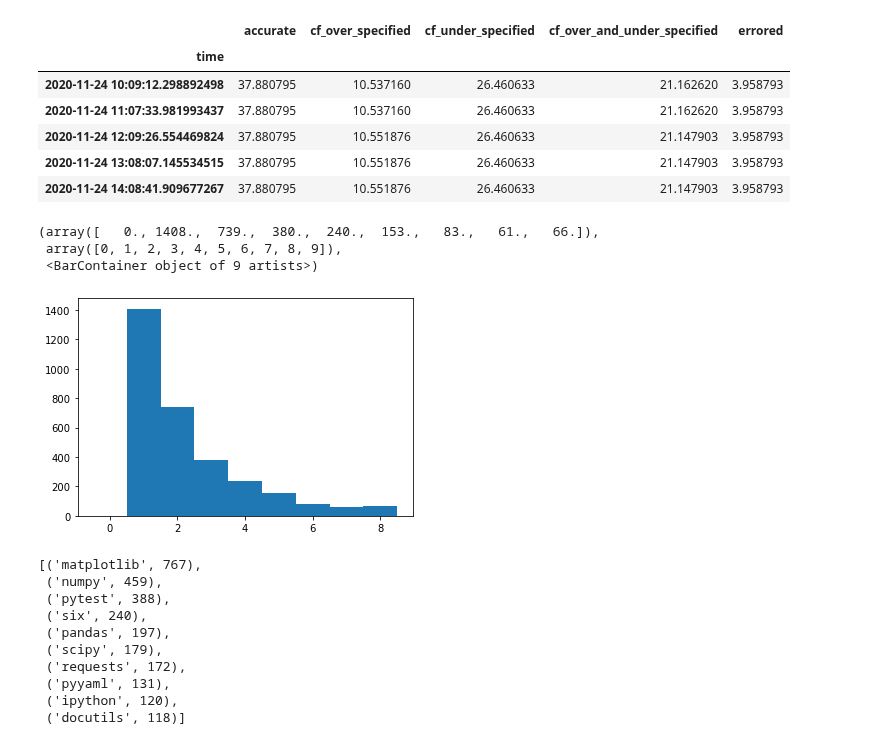
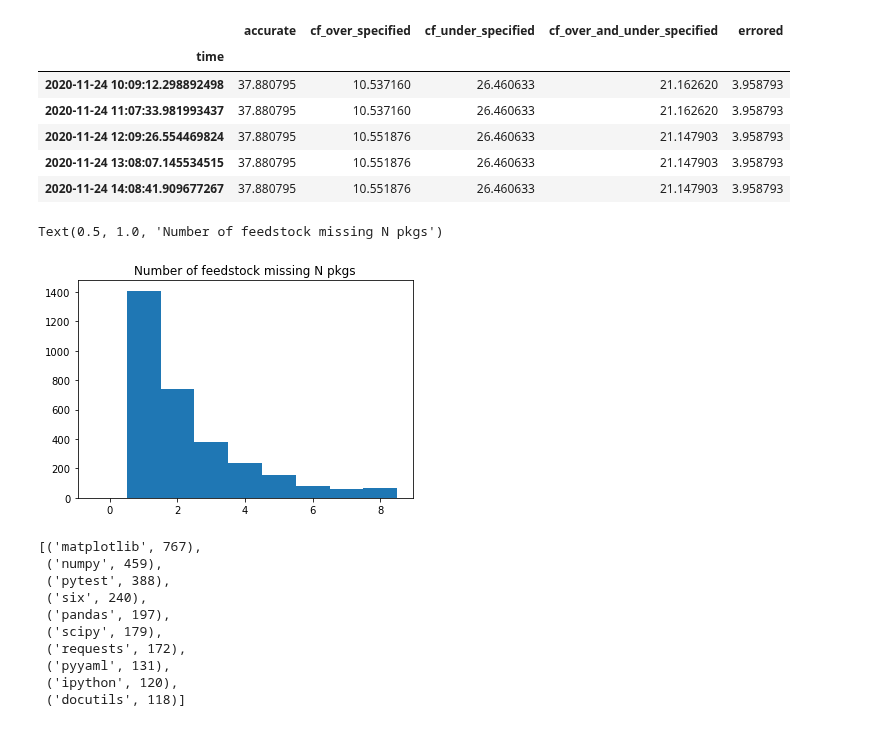
Before and after one commit to conda-forge/by-the-numbers, a Jupyter notebook: audit_accuracy.ipynb, the cells around one changed output. Saved outputs shown, nothing was run; the diff lists cells and outputs as text; code cells hidden in the pictures.

```diff
--- a/audit_accuracy.ipynb
+++ b/audit_accuracy.ipynb
@@ -34,10 +34,9 @@ df_minus_cf = {k: v['df_minus_cf'] for k, v in audit.items() if v and 'df_minus_
 df_minus_cf_counts = [len(v) for v in df_minus_cf.values()]
 # %%
 plt.hist(df_minus_cf_counts, bins=range(10), align='left')
+plt.title('Number of feedstock missing N pkgs')
 # %% [output]
-(array([   0., 1408.,  739.,  380.,  240.,  153.,   83.,   61.,   66.]),
- array([0, 1, 2, 3, 4, 5, 6, 7, 8, 9]),
- <BarContainer object of 9 artists>)
+Text(0.5, 1.0, 'Number of feedstock missing N pkgs')
-[figure, old version]
+[figure, new version]
 # %%
 df_minus_cf_pkgs = [vv for v in df_minus_cf.values() for vv in v]
```
Also changed, not shown: parts of 11 cells of this notebook.
